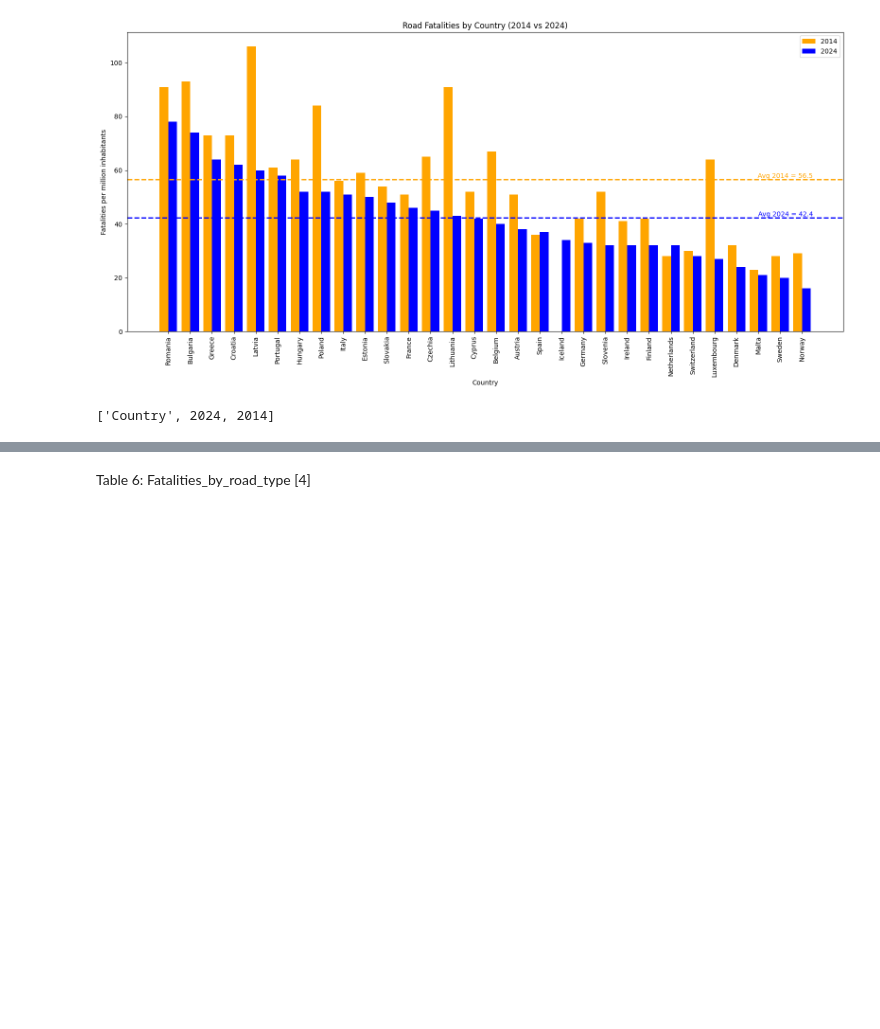
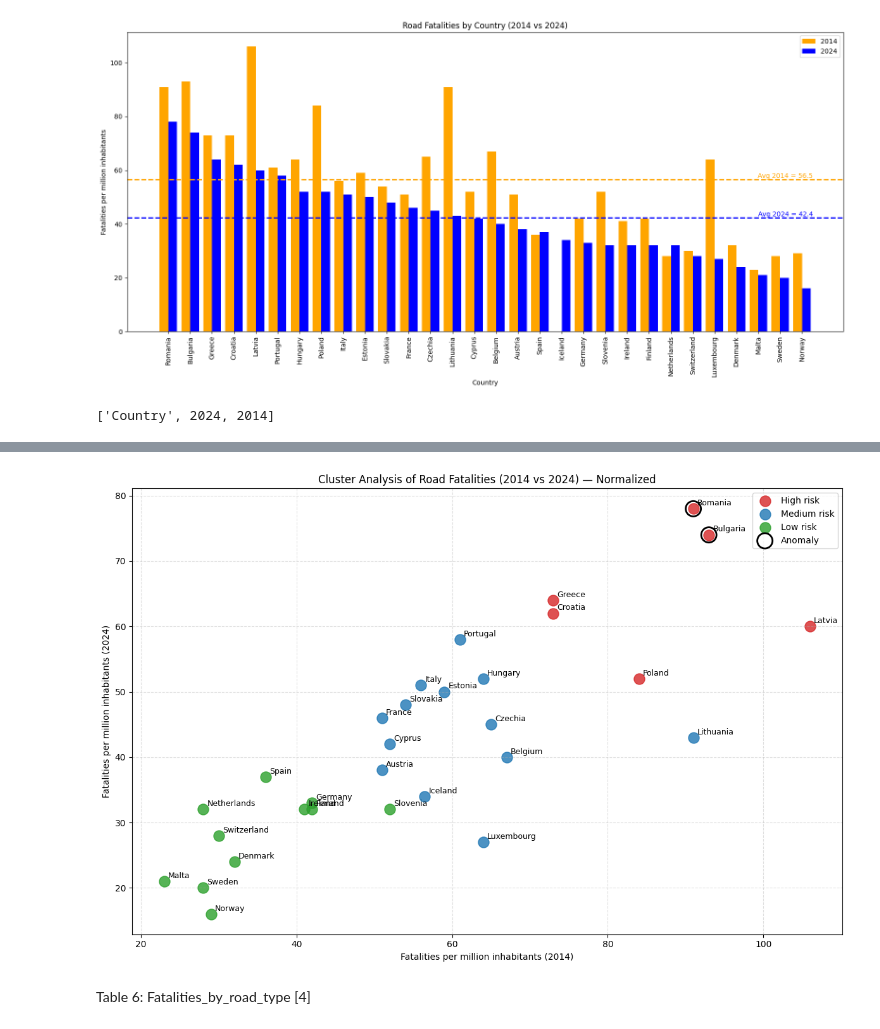
Before and after one commit to borisyotsov/Road-Safety-in-Bulgaria-Impact-of-Traffic-and-Infrastructure-on-Accident-Rates, a Jupyter notebook: Road_Safety_Project.ipynb, the cells around one changed output, grey strips where cells are left out. Saved outputs shown, nothing was run; the diff lists cells and outputs as text; code cells hidden in the pictures; blank space fills up the shorter version.

```diff
--- a/Road_Safety_Project.ipynb
+++ b/Road_Safety_Project.ipynb
@@ -460,3 +572,79 @@ print(df2.columns.tolist())
+# %%
+from sklearn.cluster import KMeans
+from sklearn.preprocessing import StandardScaler
+from scipy.stats import zscore
+
+df3 = df2.copy()
+
+
+# Replace NaN in 2014 (Iceland)
+df3[2014] = df3[2014].fillna(df3[2014].mean())
+
+# Prepare data
+X = df3[[2014, 2024]].values
+
+# Normalize (very important!)
+scaler = StandardScaler()
+X_scaled = scaler.fit_transform(X)
+
+# Choose number of clusters = 3 (after scaling works much better)
+kmeans = KMeans(n_clusters=3, random_state=42)
+df3["Cluster"] = kmeans.fit_predict(X_scaled)
+
+# Assign risk levels based on centroid order
+centroids = kmeans.cluster_centers_
+order = centroids[:, 1].argsort()
+
+risk_names = {
+    order[0]: "Low risk",
+    order[1]: "Medium risk",
+    order[2]: "High risk"
+}
+
+df3["Risk_Level"] = df3["Cluster"].map(risk_names)
+
+# Detect anomalies
+df3["Zscore"] = zscore(df3[2024])
+df3["Anomaly"] = df3["Zscore"].abs() > 2
+
+# Colors
+colors = {
+    "Low risk": "#2ca02c",
+    "Medium risk": "#1f77b4",
+    "High risk": "#d62728"
+}
+
+plt.figure(figsize=(12, 8))
+
+# Plot clusters
+for level in df3["Risk_Level"].unique():
+    subset = df3[df3["Risk_Level"] == level]
+    plt.scatter(
+        subset[2014], subset[2024],
+        s=150, color=colors[level], label=level, alpha=0.8
+    )
+
+# Plot anomalies
+anom = df3[df3["Anomaly"] == True]
+plt.scatter(
+    anom[2014], anom[2024],
+    s=300, facecolors='none', edgecolors='black', linewidths=2, label="Anomaly"
+)
+
+# Labels
+for _, row in df3.iterrows():
+    plt.text(row[2014] + 0.5, row[2024] + 0.5, row["Country"], fontsize=9)
+
+plt.xlabel("Fatalities per million inhabitants (2014)")
+plt.ylabel("Fatalities per million inhabitants (2024)")
+plt.title("Cluster Analysis of Road Fatalities (2014 vs 2024) — Normalized")
+
+plt.legend()
+plt.grid(True, linestyle="--", alpha=0.4)
+plt.tight_layout()
+plt.show()
+# %% [output]
+[figure, added]
 # %% [markdown]
 Table 6: Fatalities_by_road_type [4]
 # %%
```
Also changed, not shown: parts of 3 cells of this notebook.
